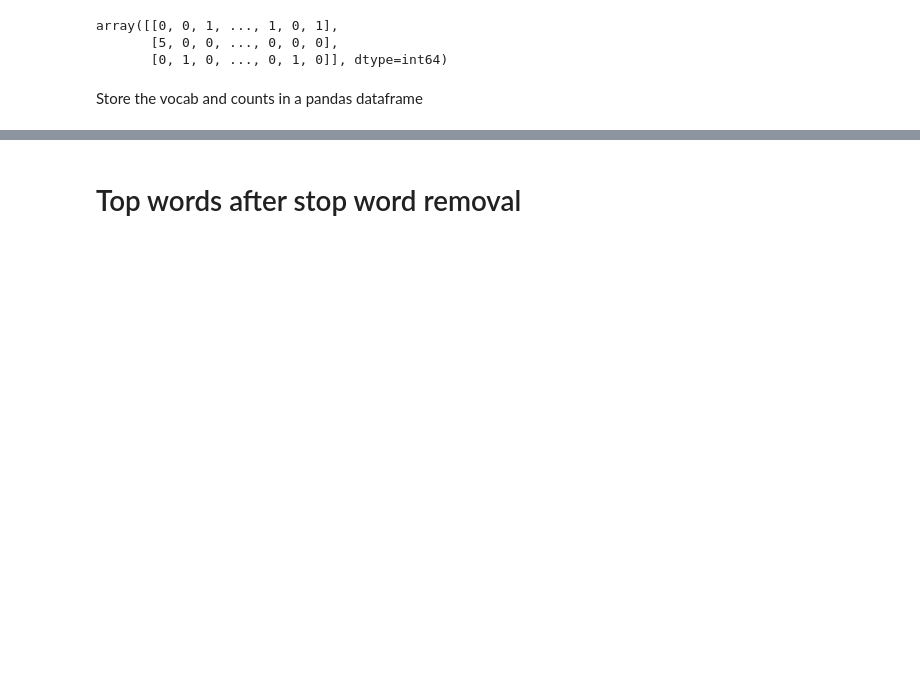
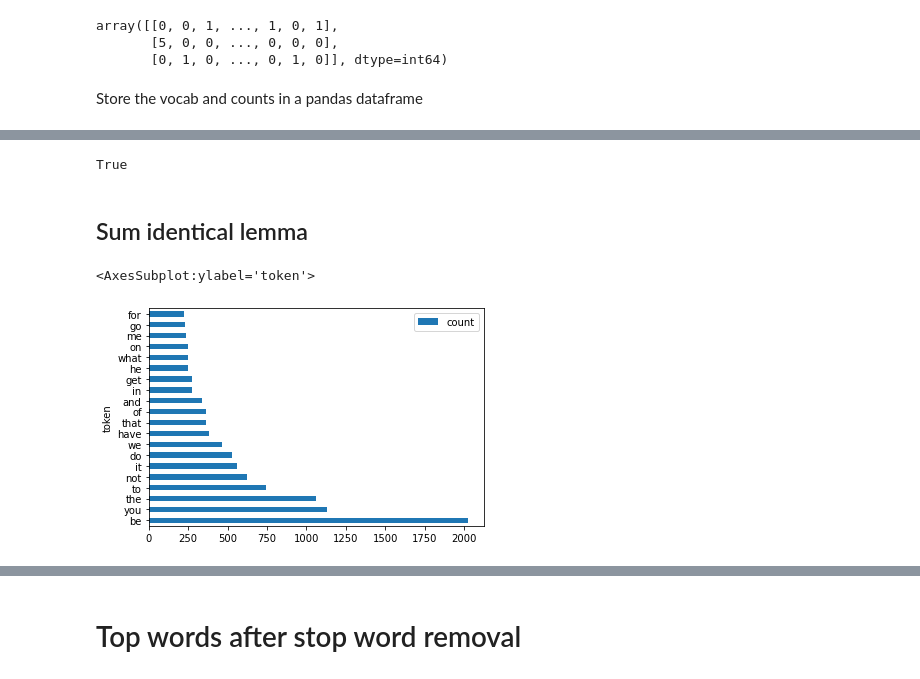
Before and after one commit to mrasyadc/activity4-nlp-subtitle-analysis, a Jupyter notebook: theme-subtitle.ipynb, the cells around one changed output, grey strips where cells are left out. Saved outputs shown, nothing was run; the diff lists cells and outputs as text; code cells hidden in the pictures; blank space fills up the shorter version.

Commit message:
fix stop words and fix lemmatization:

```diff
--- a/theme-subtitle.ipynb
+++ b/theme-subtitle.ipynb
@@ -148,0 +217,23 @@ top_vocab.plot(kind = 'barh', figsize=(5,10), xlim= (150, 1129))
+# %%
+vocab_bef_stem.keys()
+
+vocab = []
+counter = []
+i = 0
+for word in vocab_bef_stem.keys():
+    pos_tagged = nltk.pos_tag([word])
+    wordnet_tagged = list(map(lambda x: (x[0], pos_tagger(x[1])), pos_tagged))
+    for tagged_word, tag in wordnet_tagged:
+        if tag is None:
+            # if there is no available tag, append the token as is
+            vocab.append(tagged_word)
+            counter.append(vocab_bef_stem[word])
+        else:
+            # else use the tag to lemmatize the token
+            vocab.append(lemmatizer.lemmatize(tagged_word, tag))
+            counter.append(vocab_bef_stem[word])
+        print(tagged_word, tag)
+        print(word)
+        print(vocab[i], counter[i])
+        i = i+1
+    # vocab.append(lemmatizer.lemmatize(word))
@@ -148,0 +258,10 @@ top_vocab.plot(kind = 'barh', figsize=(5,10), xlim= (150, 1129))
+# %%
+vocab_dictionary = {'token': [], 'count': []}
+for word_index in range(len(vocab)):
+    if vocab[word_index] in vocab_dictionary['token']:
+        index = vocab_dictionary['token'].index(vocab[word_index])
+        vocab_dictionary['count'][index] = vocab_dictionary['count'][index]+counter[word_index]
+        print(vocab[word_index], 'is in ', vocab_dictionary['token'][index])
+    else:
+        vocab_dictionary['token'].append(vocab[word_index])
+        vocab_dictionary['count'].append(counter[word_index])
@@ -148,0 +306,19 @@ top_vocab.plot(kind = 'barh', figsize=(5,10), xlim= (150, 1129))
+# %%
+len(vocab) == len(counter)
+# %% [output]
+True
+# %% [markdown]
+## Sum identical lemma
+# %%
+# store the count in pandas dataframe with vocab as index
+vocab_aft_lemmtag = pd.DataFrame.from_dict(data=vocab_dictionary)
+# sort the dataframe
+# vocab_aft_lemmtag = vocab_aft_lemmtag.sort_values(ascending=False, by=count)
+# vocab_aft_lemmtag
+top_vocab = vocab_aft_lemmtag.sort_values(by=['count'], ascending=False)
+# %%
+top_vocab = top_vocab.head(20)
+top_vocab.plot.barh(x='token', y='count')
+# %% [output]
+<AxesSubplot:ylabel='token'>
+[figure, added]
```
Also changed, not shown: parts of 31 cells of this notebook, 1 other file.
